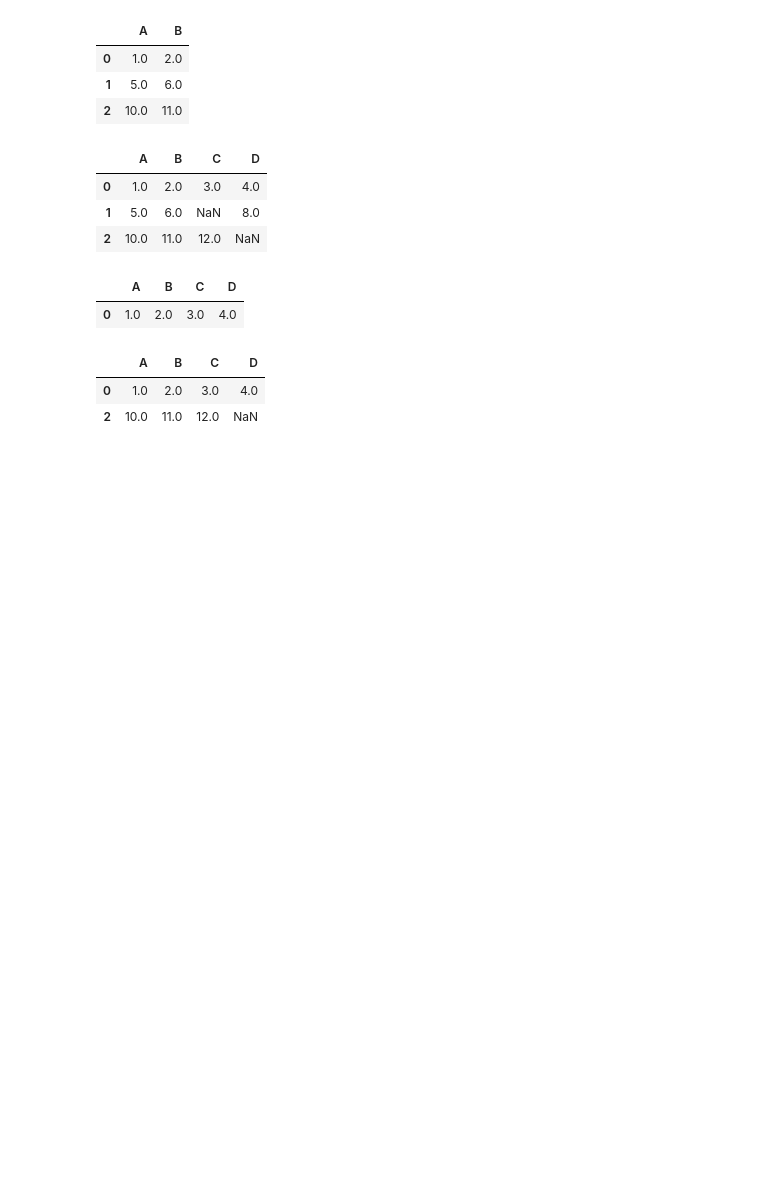
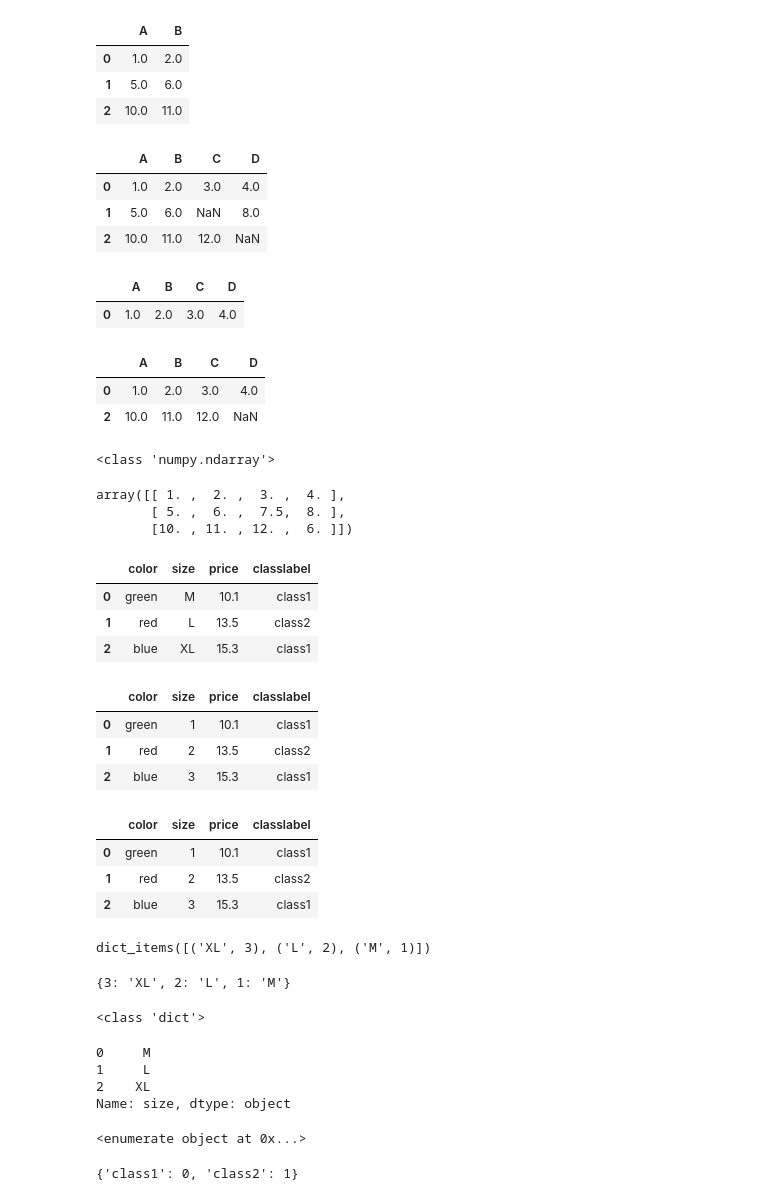
Before and after one commit to hirochan565G/PML_code, a Jupyter notebook: PML3.ipynb, the cells around one changed output. Cells and saved outputs as stored; diff of their text form; code cells hidden in the pictures; blank space fills up the shorter version.

```diff
--- a/PML3.ipynb
+++ b/PML3.ipynb
@@ -927,0 +930,76 @@ display(df.dropna(subset=['C']))
+# %%
+print(type(df.values))
+# %% [output]
+<class 'numpy.ndarray'>
+# %%
+imr = Imputer(missing_values='NaN', strategy='mean', axis=0)
+imr = imr.fit(df.values)
+imputed_data = imr.transform(df.values)
+display(imputed_data);
+# %% [output]
+array([[ 1. ,  2. ,  3. ,  4. ],
+       [ 5. ,  6. ,  7.5,  8. ],
+       [10. , 11. , 12. ,  6. ]])
+# %%
+df_category = pd.DataFrame([
+        ['green', 'M', 10.1, 'class1'],
+        ['red', 'L', 13.5, 'class2'],
+        ['blue', 'XL', 15.3, 'class1']])
+df_category.columns = ['color', 'size', 'price', 'classlabel']
+display(df_category)
+# %% [output]
+|  | color | size | price | classlabel |
+| 0 | green | M | 10.1 | class1 |
+| 1 | red | L | 13.5 | class2 |
+| 2 | blue | XL | 15.3 | class1 |
+# %%
+size_mapping = {
+    'XL' : 3,
+    'L' : 2,
+    'M' : 1
+}
+df_category['size'] = df_category['size'].map(size_mapping)
+#mapで辞書のキーワードと対応する値を数字に置き換える
+display(df_category);
+# %% [output]
+|  | color | size | price | classlabel |
+| 0 | green | 1 | 10.1 | class1 |
+| 1 | red | 2 | 13.5 | class2 |
+| 2 | blue | 3 | 15.3 | class1 |
+# %%
+df_category
+# %% [output]
+|  | color | size | price | classlabel |
+| 0 | green | 1 | 10.1 | class1 |
+| 1 | red | 2 | 13.5 | class2 |
+| 2 | blue | 3 | 15.3 | class1 |
+# %%
+print(size_mapping.items())
+# %% [output]
+dict_items([('XL', 3), ('L', 2), ('M', 1)])
+# %%
+inv_size_mapping = {v: k for k, v in size_mapping.items()}
+#VとKを逆にしてkeyとvaluesをかえる
+print(inv_size_mapping)
+# %% [output]
+{3: 'XL', 2: 'L', 1: 'M'}
+# %%
+print(type(inv_size_mapping))
+# %% [output]
+<class 'dict'>
+# %%
+df_category['size'].map(inv_size_mapping)
+# %% [output]
+0     M
+1     L
+2    XL
+Name: size, dtype: object
+# %%
+print(enumerate(np.unique(df_category['classlabel'])))
+# %% [output]
+<enumerate object at 0x...>
+# %%
+class_mapping = {lable:idx for idx, lable in enumerate(np.unique(df_category['classlabel']))}
+print(class_mapping)
+# %% [output]
+{'class1': 0, 'class2': 1}
```
Also changed, not shown: parts of 16 cells of this notebook.
